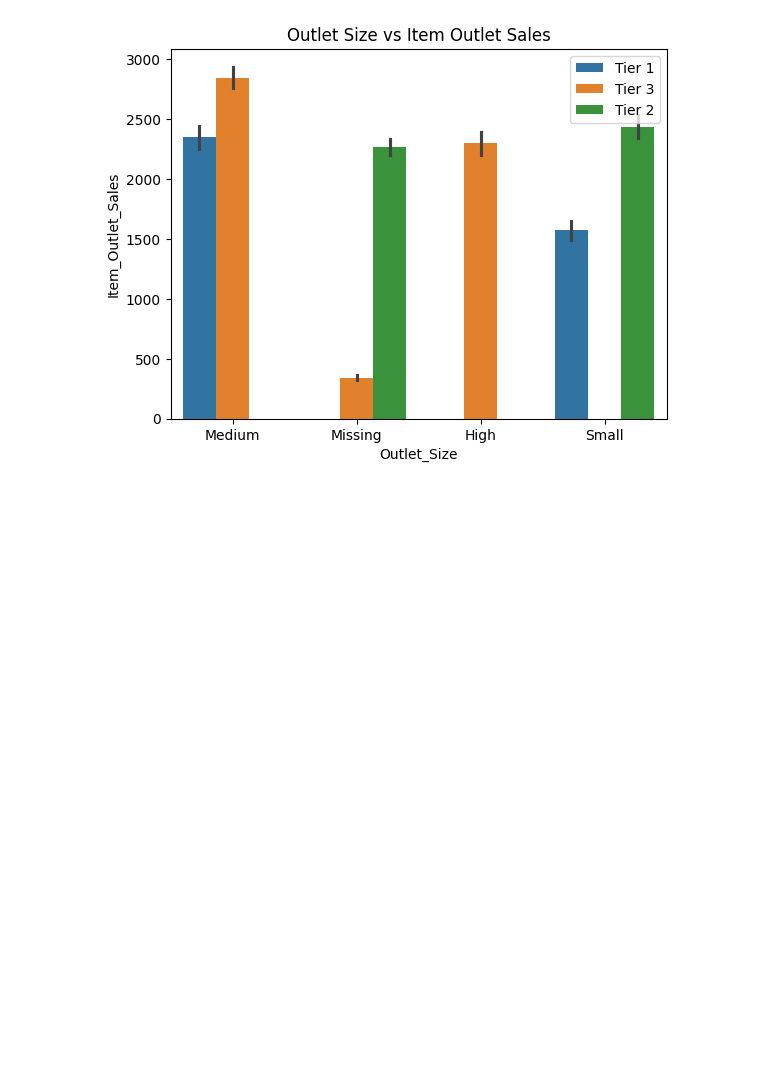
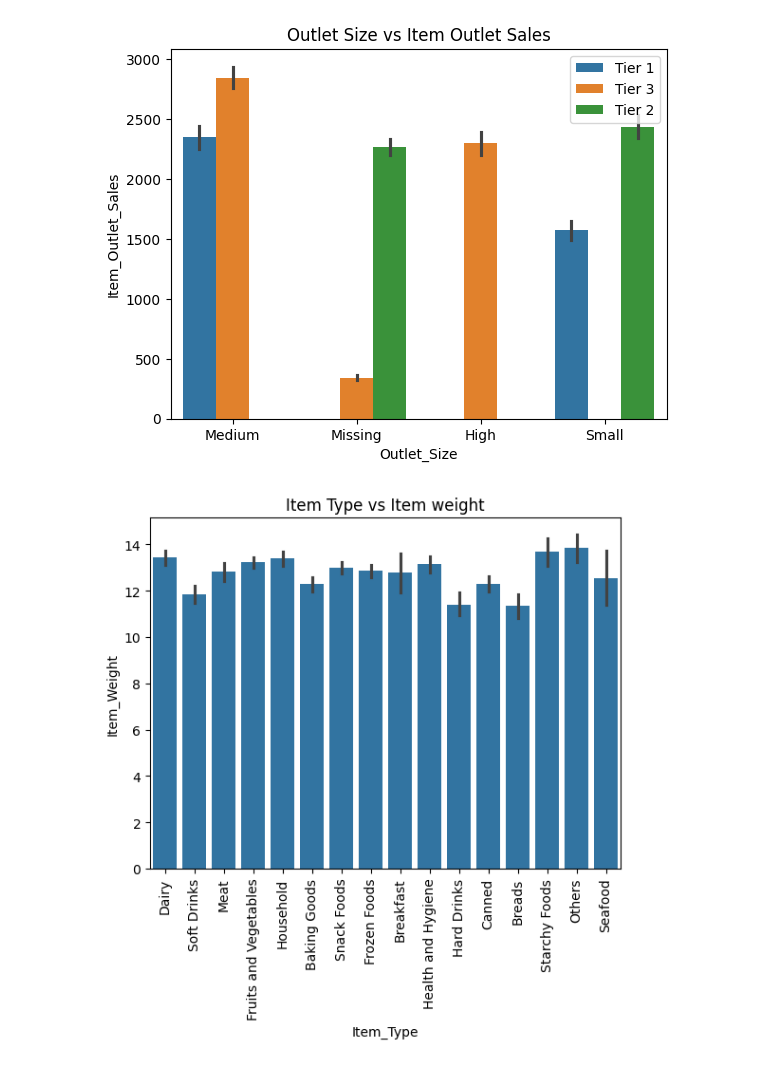
Before and after one commit to fadi-theodory/Prediction-of-Product-Sales, a Jupyter notebook: Project_1_Part_2_(Core).ipynb, the cells around one changed output. Saved outputs shown, nothing was run; the diff lists cells and outputs as text; code cells hidden in the pictures; blank space fills up the shorter version.

```diff
--- a/Project_1_Part_2_(Core).ipynb
+++ b/Project_1_Part_2_(Core).ipynb
@@ -368,3 +368,9 @@ ax.set_title("Outlet Size vs Item Outlet Sales divided by location type")
 ax.legend(loc=1);
 # %% [output]
 [figure]
+# %%
+ax = sns.barplot(data=df, x='Item_Type', y='Item_Weight')
+ax.set_title("Item Type vs Item weight")
+ax.tick_params(axis='x', rotation = 90);
+# %% [output]
+[figure, added]
```
Also changed, not shown: parts of 1 cell of this notebook.
